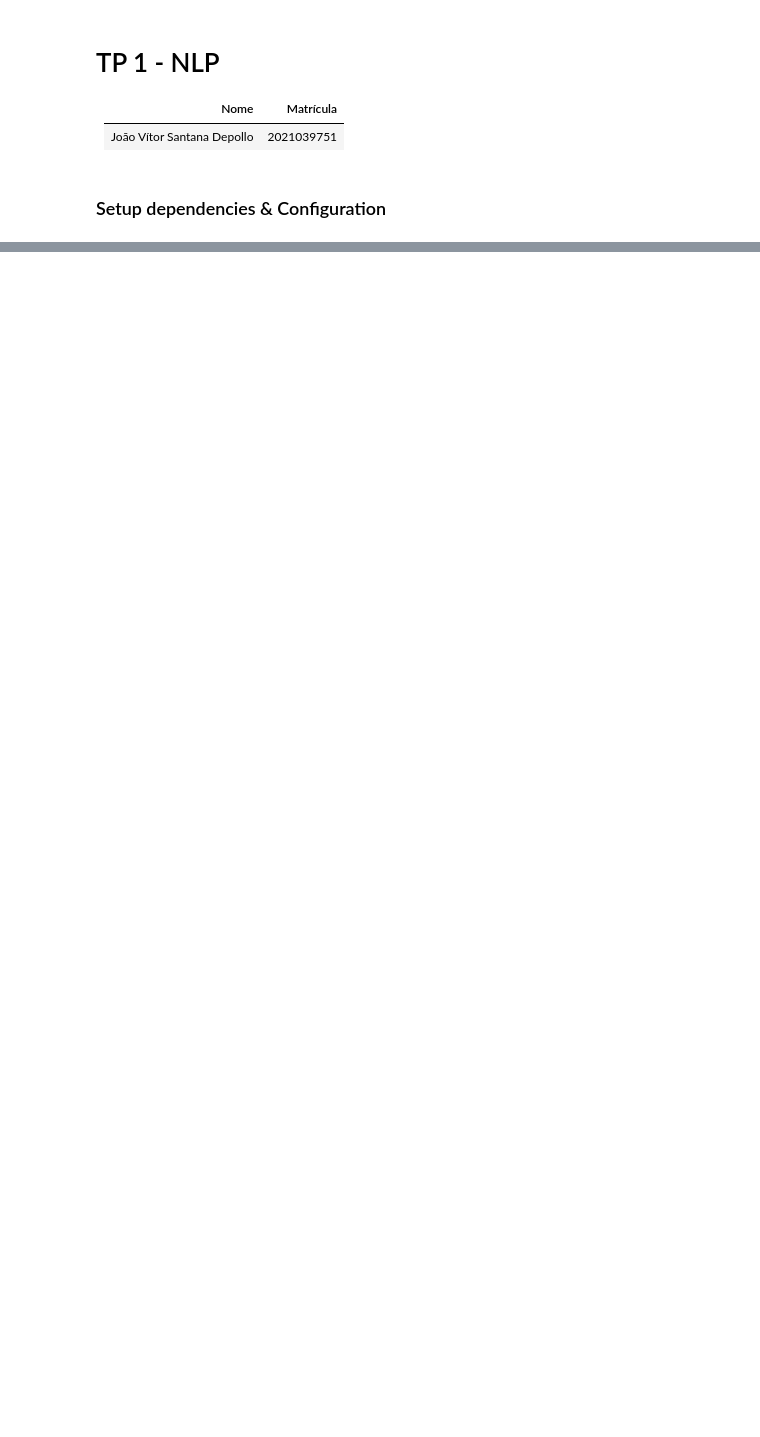
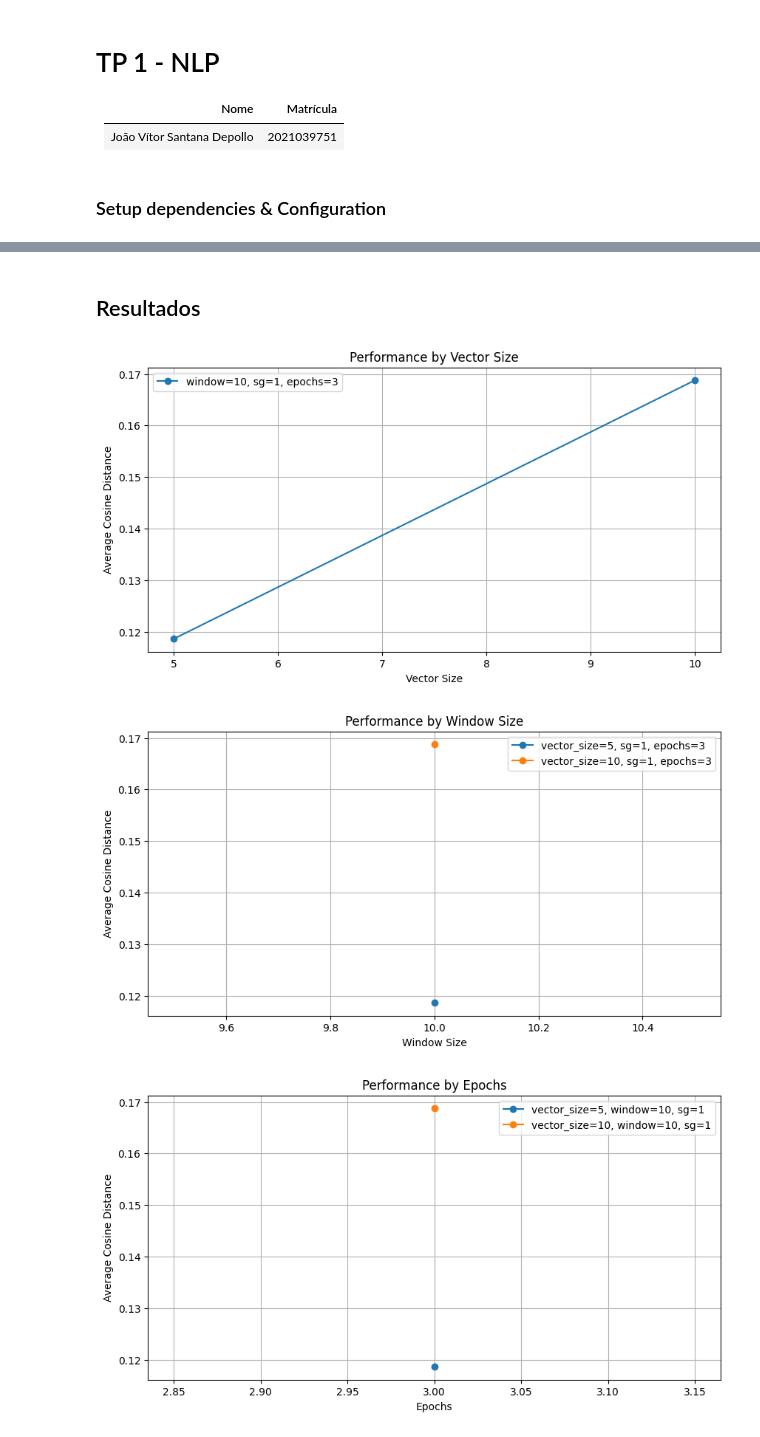
Before and after one commit to JoaoVitorSD/Wor2Vec_Embedding, a Jupyter notebook: wor2vec.ipynb, the cells around one changed output, grey strips where cells are left out. Cells and saved outputs as stored; diff of their text form; code cells hidden in the pictures; blank space fills up the shorter version.

Commit message:
feature: ploting results

```diff
--- a/wor2vec.ipynb
+++ b/wor2vec.ipynb
@@ -176,0 +182,64 @@ day -> sun, night -> moon
+# %% [markdown]
+## Resultados
+# %%
+def plot_results(results):
+    # Extract unique parameter values
+    vector_sizes = sorted(set(param['vector_size'] for param, _ in results))
+    windows = sorted(set(param['window'] for param, _ in results))
+    epochs = sorted(set(param['epochs'] for param, _ in results))
+
+    # Plot results for vector size
+    plt.figure(figsize=(10, 5))
+    for window in windows:
+        for sg in [0, 1]:  # Assuming sg can be 0 or 1
+            for epoch in epochs:
+                filtered_results = [(param, distance) for param, distance in results if param['window'] == window and param['sg'] == sg and param['epochs'] == epoch]
+                if filtered_results:
+                    vector_sizes = [param['vector_size'] for param, _ in filtered_results]
+                    distances = [distance for _, distance in filtered_results]
+                    plt.plot(vector_sizes, distances, marker='o', label=f'window={window}, sg={sg}, epochs={epoch}')
+    plt.xlabel('Vector Size')
+    plt.ylabel('Average Cosine Distance')
+    plt.title('Performance by Vector Size')
+    plt.legend()
+    plt.grid(True)
+    plt.show()
+
+    # Plot results for window size
+    plt.figure(figsize=(10, 5))
+    for vector_size in vector_sizes:
+        for sg in [0, 1]:  # Assuming sg can be 0 or 1
+            for epoch in epochs:
+                filtered_results = [(param, distance) for param, distance in results if param['vector_size'] == vector_size and param['sg'] == sg and param['epochs'] == epoch]
+                if filtered_results:
+                    windows = [param['window'] for param, _ in filtered_results]
+                    distances = [distance for _, distance in filtered_results]
+                    plt.plot(windows, distances, marker='o', label=f'vector_size={vector_size}, sg={sg}, epochs={epoch}')
+    plt.xlabel('Window Size')
+    plt.ylabel('Average Cosine Distance')
+    plt.title('Performance by Window Size')
+    plt.legend()
+    plt.grid(True)
+    plt.show()
+
+    # Plot results for epochs
+    plt.figure(figsize=(10, 5))
+    for vector_size in vector_sizes:
+        for window in windows:
+            for sg in [0, 1]:  # Assuming sg can be 0 or 1
+                filtered_results = [(param, distance) for param, distance in results if param['vector_size'] == vector_size and param['window'] == window and param['sg'] == sg]
+                if filtered_results:
+                    epochs = [param['epochs'] for param, _ in filtered_results]
+                    distances = [distance for _, distance in filtered_results]
+                    plt.plot(epochs, distances, marker='o', label=f'vector_size={vector_size}, window={window}, sg={sg}')
+    plt.xlabel('Epochs')
+    plt.ylabel('Average Cosine Distance')
+    plt.title('Performance by Epochs')
+    plt.legend()
+    plt.grid(True)
+    plt.show()
+plot_results(results)
+# %% [output]
+[figure, added]
+[figure, added]
+[figure, added]
```
Also changed, not shown: parts of 5 cells of this notebook.
